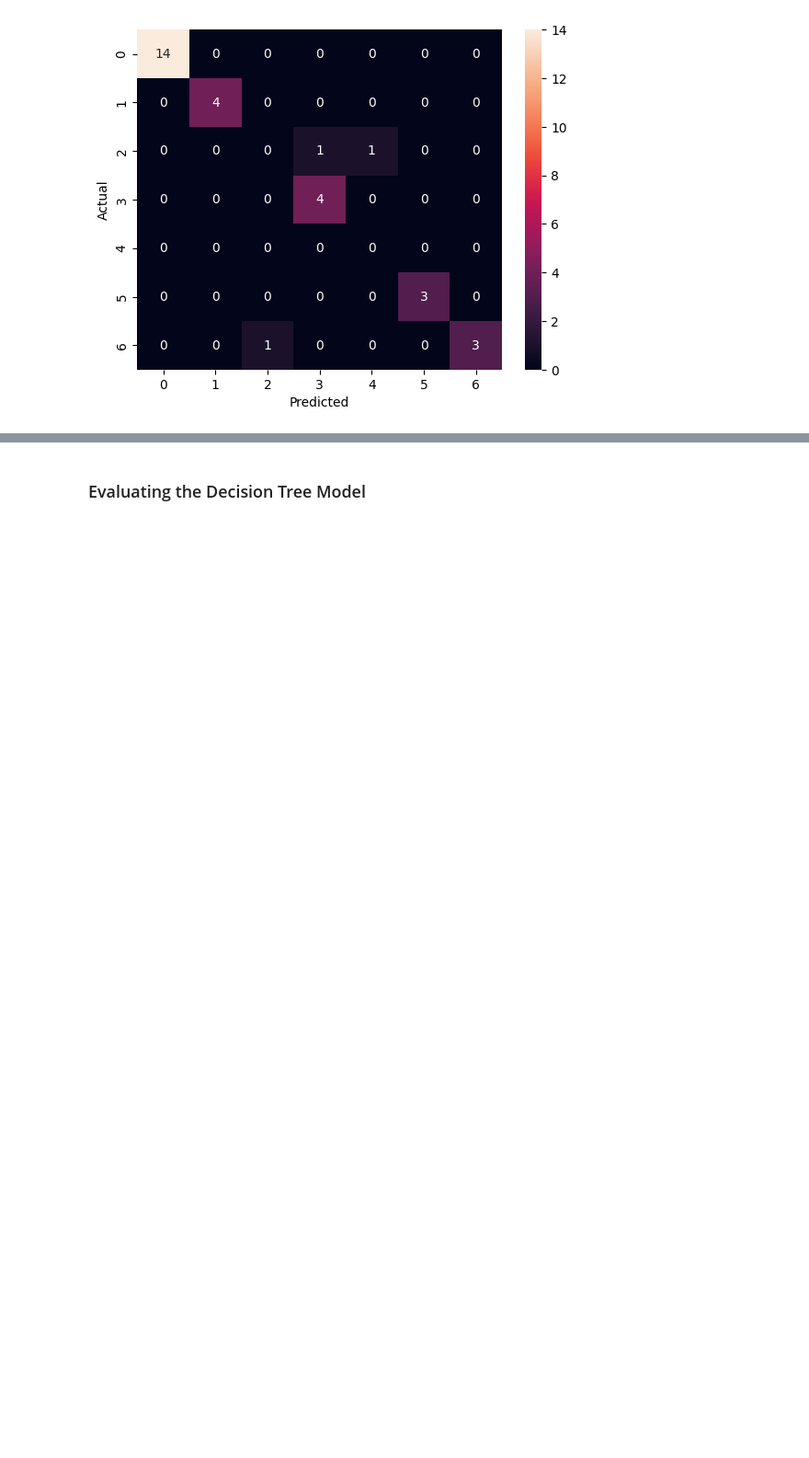
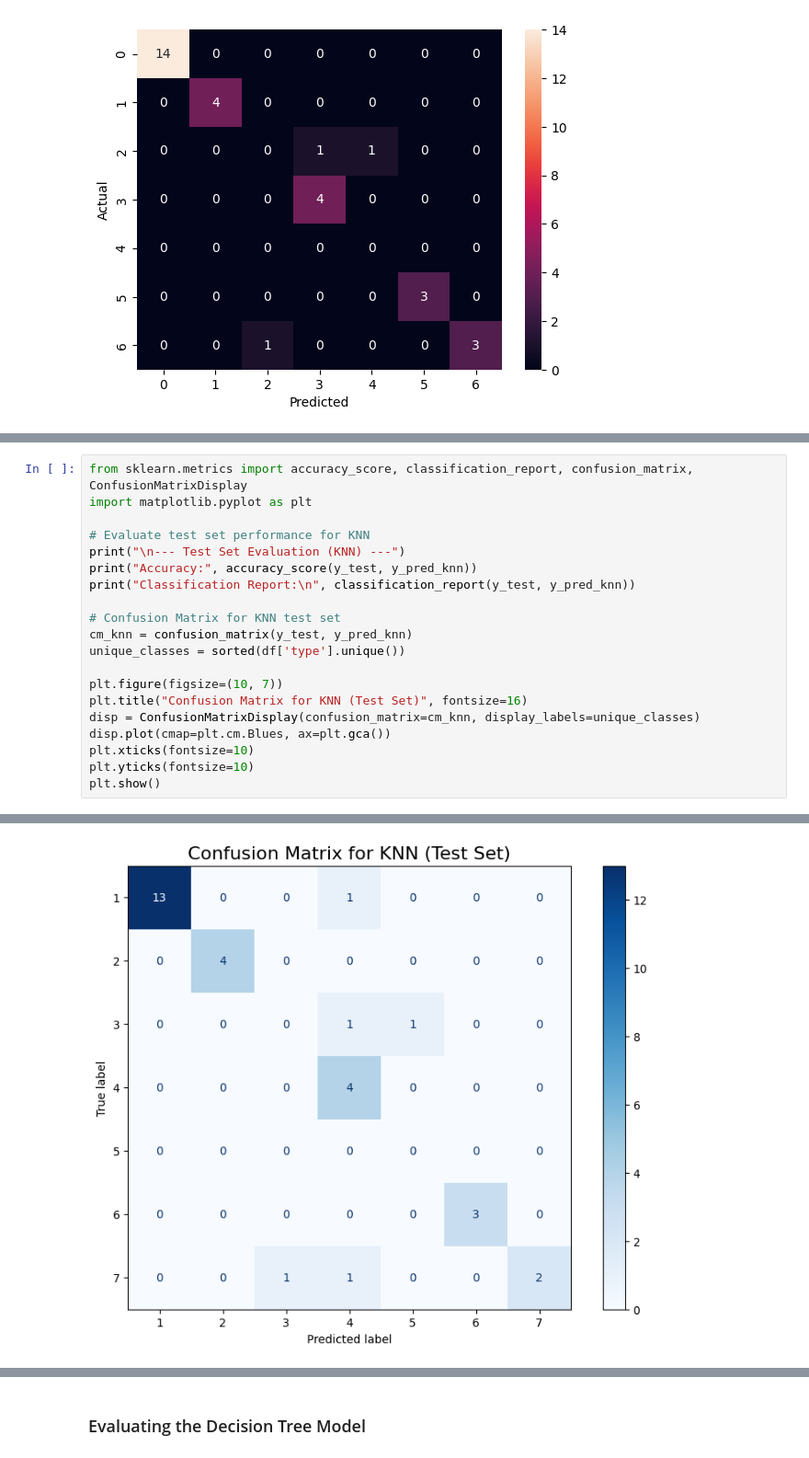
Before and after one commit to deekshasoota/ML-lab-project, a Jupyter notebook: basicdataanalysisusingnumpypandas.ipynb, the cells around one changed output, grey strips where cells are left out. Shown at 92% size. Drawn from its saved outputs; the diff is of its cells as text; blank space fills up the shorter version.

```diff
--- a/basicdataanalysisusingnumpypandas.ipynb
+++ b/basicdataanalysisusingnumpypandas.ipynb
@@ -1433,0 +1440,21 @@ NameError: name 'y_pred_dt' is not defined
+# %%
+from sklearn.metrics import accuracy_score, classification_report, confusion_matrix, ConfusionMatrixDisplay
+import matplotlib.pyplot as plt
+
+# Evaluate test set performance for KNN
+print("\n--- Test Set Evaluation (KNN) ---")
+print("Accuracy:", accuracy_score(y_test, y_pred_knn))
+print("Classification Report:\n", classification_report(y_test, y_pred_knn))
+
+# Confusion Matrix for KNN test set
+cm_knn = confusion_matrix(y_test, y_pred_knn)
+unique_classes = sorted(df['type'].unique())
+
+plt.figure(figsize=(10, 7))
+plt.title("Confusion Matrix for KNN (Test Set)", fontsize=16)
+disp = ConfusionMatrixDisplay(confusion_matrix=cm_knn, display_labels=unique_classes)
+disp.plot(cmap=plt.cm.Blues, ax=plt.gca())
+plt.xticks(fontsize=10)
+plt.yticks(fontsize=10)
+plt.show()
+# %% [output]
@@ -1434,3 +1477,4 @@ NameError: name 'y_pred_dt' is not defined
+[figure, added]
 # %%
 from sklearn.tree import DecisionTreeClassifier
 
```
Also changed, not shown: parts of 5 cells of this notebook.
